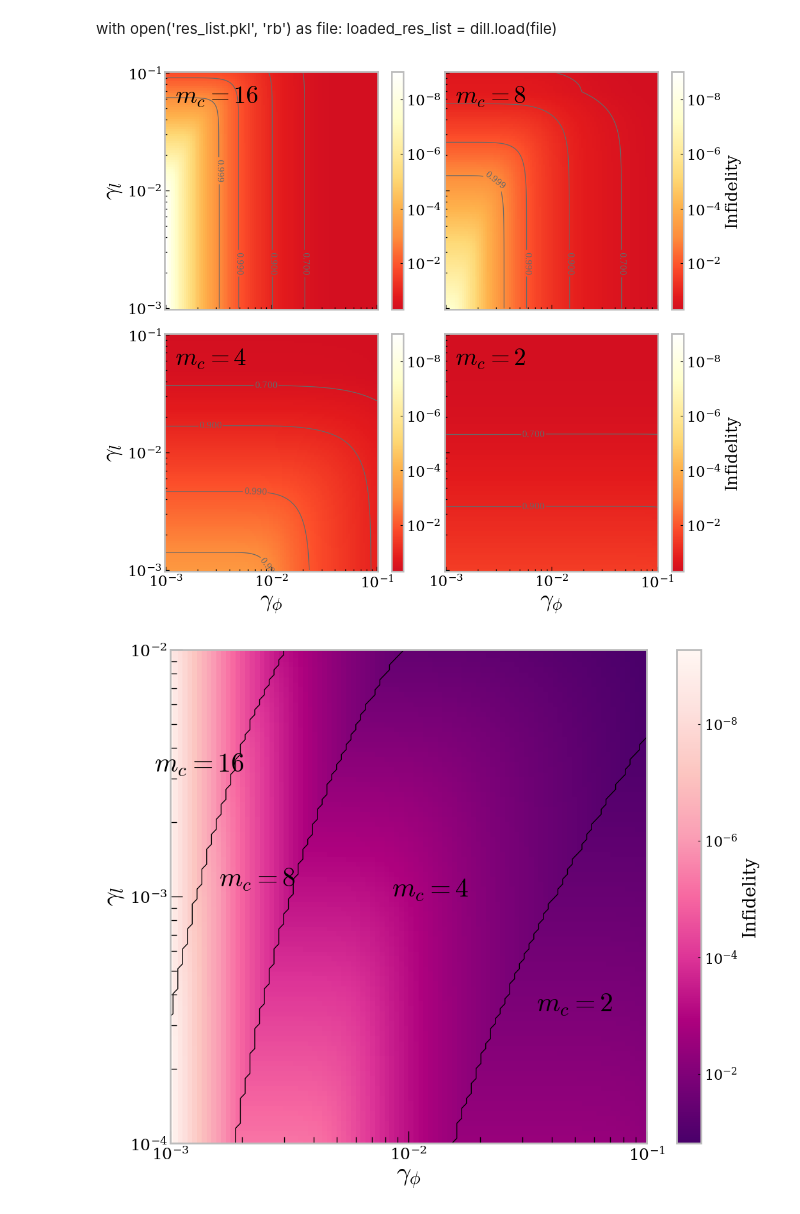
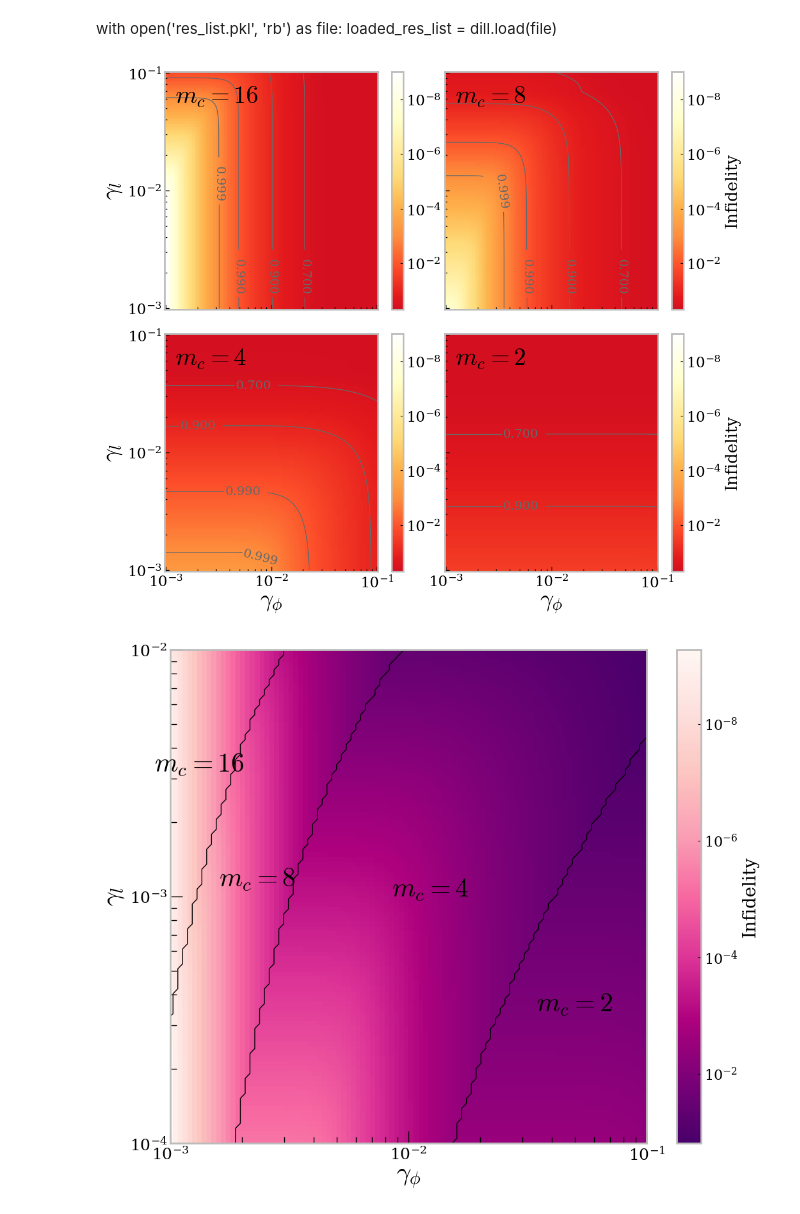
Before and after one commit to RosenblumLab/BosonicEntanglementDistillation, a Jupyter notebook: playground2.ipynb, the cells around one changed output. Drawn from its saved outputs; the diff is of its cells as text; code cells hidden in the pictures.

```diff
--- a/playground2.ipynb
+++ b/playground2.ipynb
@@ -1079,35 +1079,47 @@ for i, (ax, sim_res) in enumerate(zip(axs.flatten(), res_list)):
         ax.set_xlabel('$\gamma_\phi$')
     else:
         ax.xaxis.set_tick_params(which='major', labelbottom=False)
     if i==3:
         # Define a simple formatting function
         def simple_decimal(x, pos):
             if x >= 0.1:
                 return f'{x:.1f}'
             else:
                 return ''
         # Apply the formatter
         # cbar.ax.yaxis.set_minor_formatter(FuncFormatter(simple_decimal))
         # cbar.ax.yaxis.set_tick_params(which='minor', size=3, width=1, direction=ticks_dir, labelsize = axis_label_size)
     # ax.text(0,0,"hi")
     ax.text(0.05, 0.95, f'$m_c={sim_res.m_c}$', transform=ax.transAxes, fontsize=30, va='top', color='black')
 
     contour2 = ax.contour(gamma1, gamma2, fid_array_2d, colors='dimgray', levels=[0, 0.7 ,0.9, 0.99, 0.999,1], linewidths=1)
-    ax.clabel(contour2, contour2.levels, inline=True, inline_spacing=0, fontsize=10)
+    # ax.clabel(contour2, contour2.levels, inline=True, inline_spacing=0, fontsize=10)
+    # Step 1: Create contour labels with fontsize=10
+    labels = ax.clabel(contour2, contour2.levels, inline=True, inline_spacing=0, fontsize=10)
+
+    # labels is a list of matplotlib.text.Text objects. Extract their positions:
+    positions = [txt.get_position() for txt in labels]
+
+    # Clear the previous labels if needed (optional):
+    for txt in labels:
+        txt.remove()
+
+    # Step 2: Re-create contour labels with fontsize=15, using the previously extracted positions:
+    ax.clabel(contour2, contour2.levels, inline=True, inline_spacing=0, fontsize=15, manual=positions)
 
 
     # ax.set_title(f'$m_c={sim_res.m_c}$')
 
 fig.align_labels()
 
 # fig.suptitle(f"$d={sim_res.simulationObject.d}, alpha={sim_res.simulationObject.alpha}$", fontsize=16)
 
 plt.tight_layout()
 plt.subplots_adjust(wspace=0.05, hspace=0.1)
 plt.savefig(f'plots/different_m_c,{alpha=}.svg', bbox_inches='tight')
 plt.show()
 # %% [output]
-[figure, old version]
+[figure, new version]
 # %%
 from scipy.ndimage.measurements import center_of_mass
 
```
Also changed, not shown: 1 other file.
